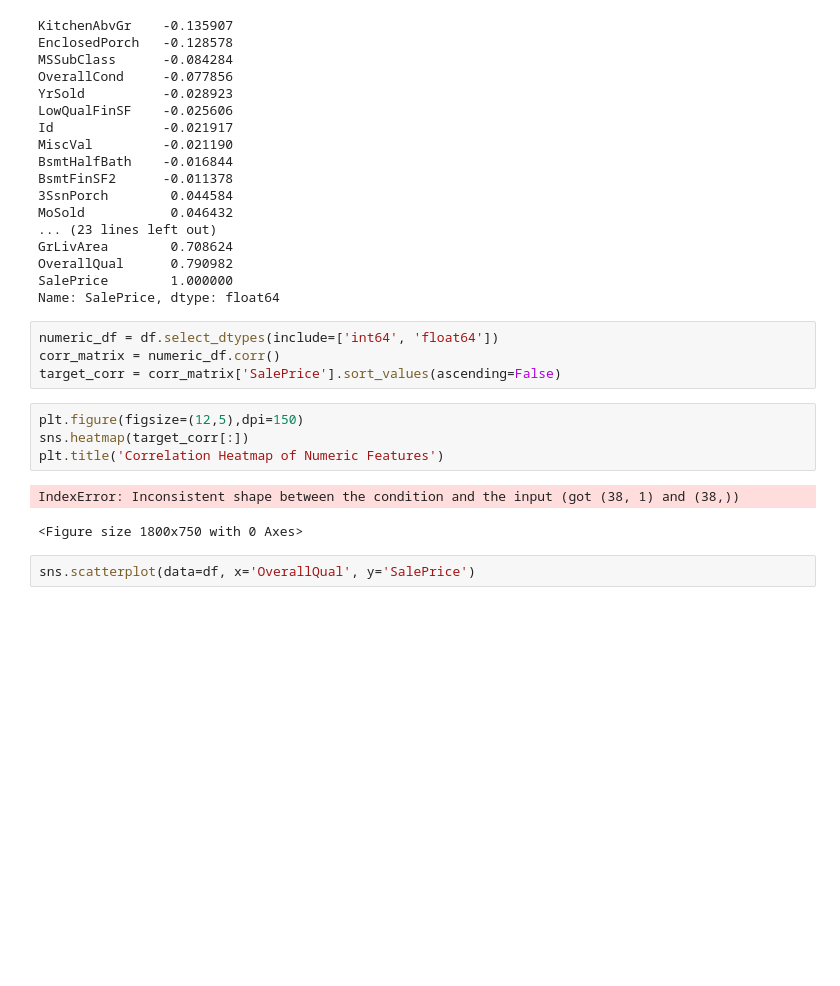
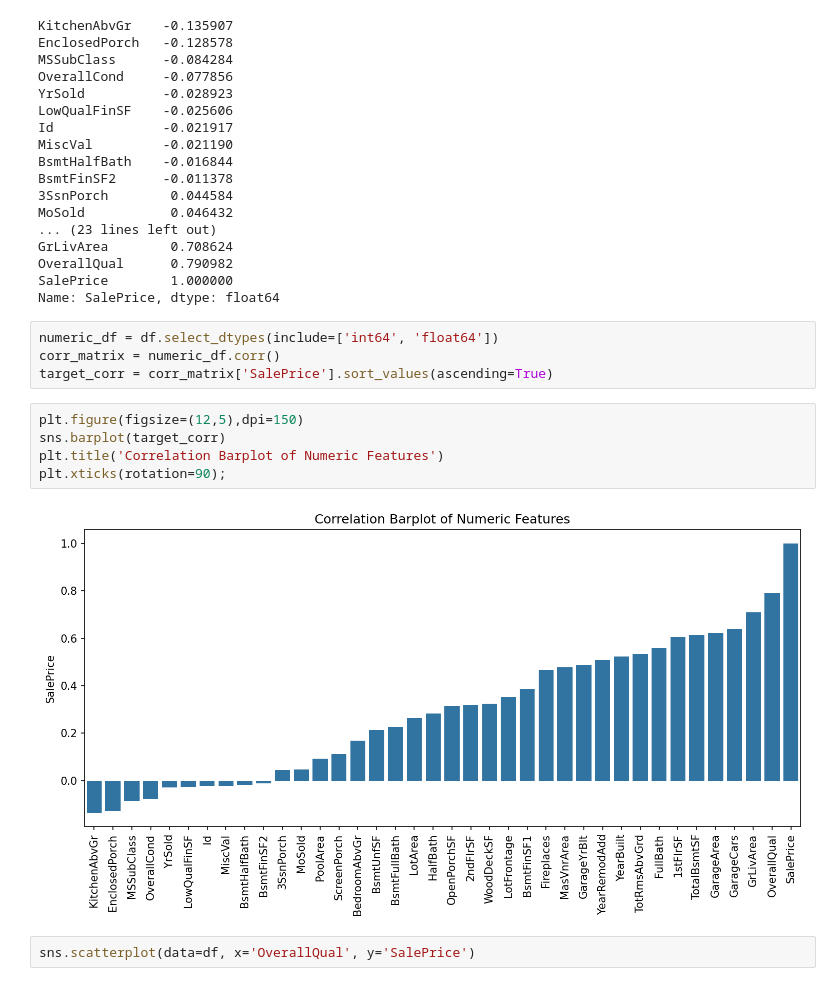
Before and after one commit to cauchemarra/house-prices-prediction, a Jupyter notebook: notebooks/House price.ipynb, the cells around one changed output. Cells and saved outputs as stored; diff of their text form; blank space fills up the shorter version.

```diff
--- a/notebooks/House price.ipynb
+++ b/notebooks/House price.ipynb
@@ -88,14 +88,14 @@ Name: SalePrice, dtype: float64
 # %%
 numeric_df = df.select_dtypes(include=['int64', 'float64'])
 corr_matrix = numeric_df.corr()
-target_corr = corr_matrix['SalePrice'].sort_values(ascending=False)
+target_corr = corr_matrix['SalePrice'].sort_values(ascending=True)
 # %%
 plt.figure(figsize=(12,5),dpi=150)
-sns.heatmap(target_corr[:])
-plt.title('Correlation Heatmap of Numeric Features')
+sns.barplot(target_corr)
+plt.title('Correlation Barplot of Numeric Features')
+plt.xticks(rotation=90);
 # %% [output]
-IndexError: Inconsistent shape between the condition and the input (got (38, 1) and (38,))
-<Figure size 1800x750 with 0 Axes>
+[figure, added]
 # %%
 sns.scatterplot(data=df, x='OverallQual', y='SalePrice')
 # %% [output]
```
Also changed, not shown: parts of 2 cells of this notebook.
